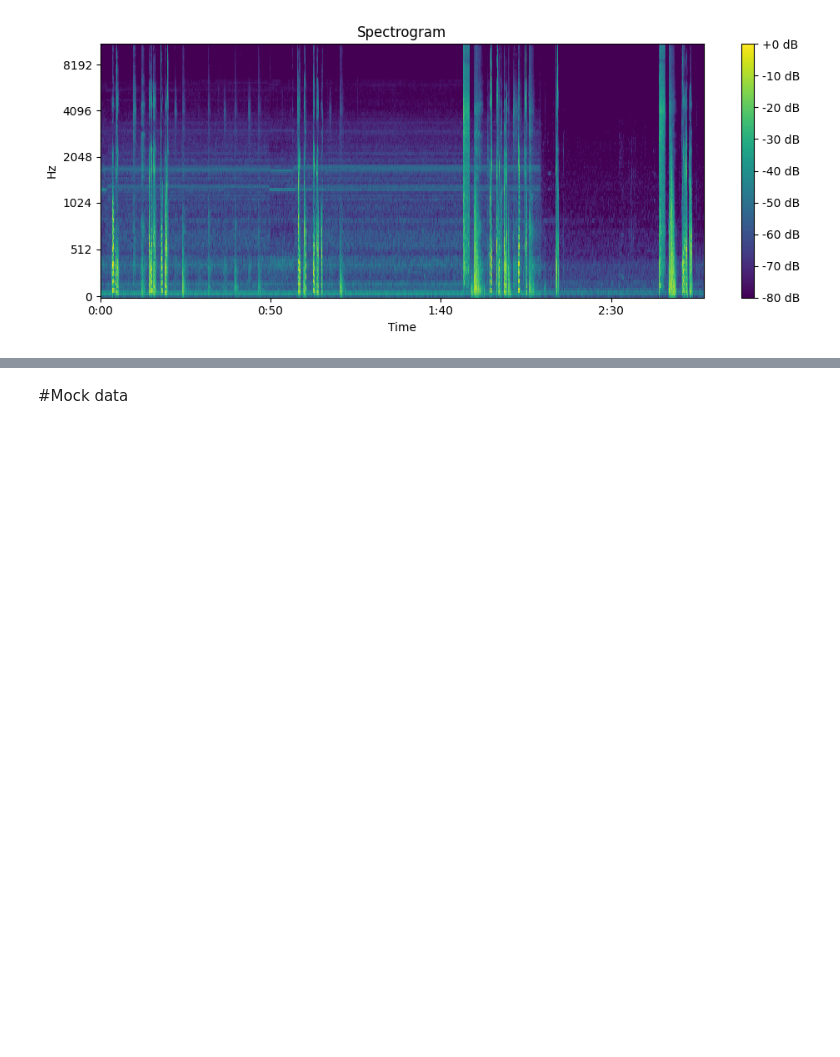
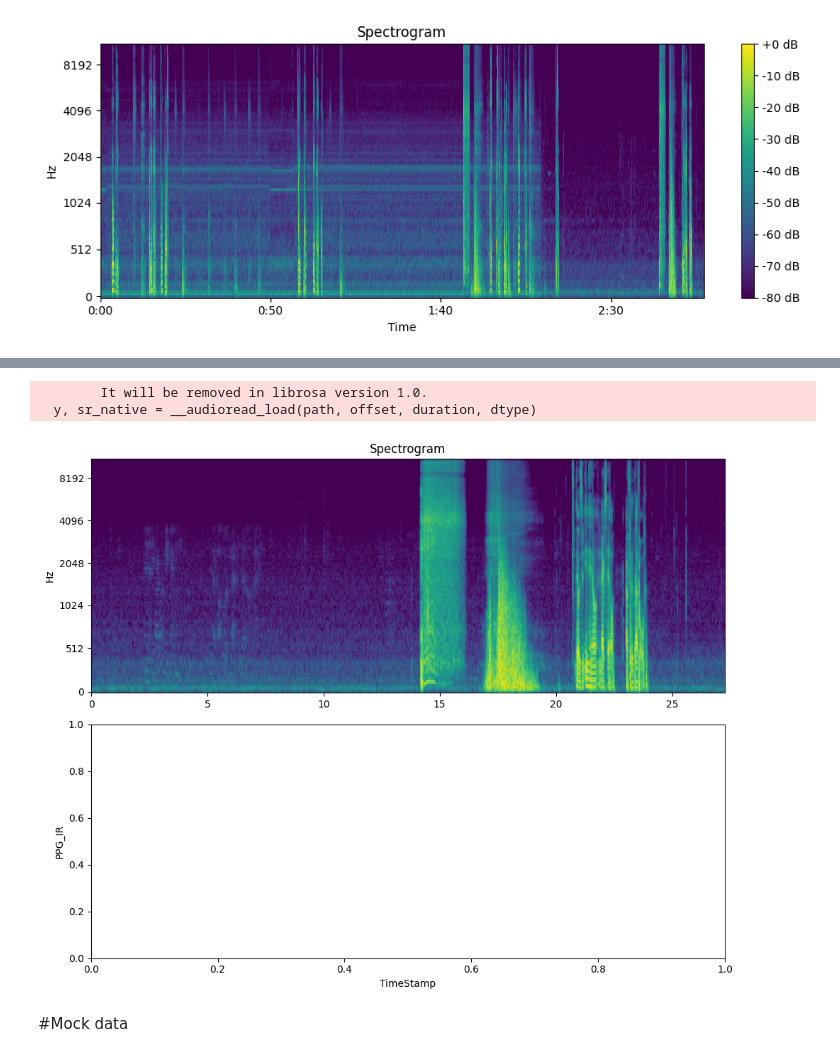
Before and after one commit to travelmail26/projectsleep, a Jupyter notebook: Muse_Processing.ipynb, the cells around one changed output, grey strips where cells are left out. Cells and saved outputs as stored; diff of their text form; code cells hidden in the pictures; blank space fills up the shorter version.

Commit message:
added visualization

```diff
--- a/Muse_Processing.ipynb
+++ b/Muse_Processing.ipynb
@@ -1175,7 +1185,7 @@ start_time = start_min * 60 + start_sec
 stop_time = stop_min * 60 + stop_sec
 
 # Load the entire audio file
-audio_path = '/content/245 Varet St 3_1254am.m4a'
+audio_path = '/content/breathing_example.m4a'
 audio_full, sr = librosa.load(audio_path)
 
 # Slice the audio array to keep only the time window of interest
@@ -1184,36 +1194,41 @@ audio = audio_full[start_time*sr:stop_time*sr]
 # Compute the spectrogram
 spectrogram = librosa.feature.melspectrogram(y=audio, sr=sr)
 
 # Convert to dB scale
 spectrogram_db = librosa.power_to_db(spectrogram, ref=np.max)
 
 # Set the start time of the audio file
 audio_start_time = datetime.strptime("12:54:00", "%H:%M:%S")
 
-# Load PPG data
-df = pd.read_csv('ppg_data.csv')
+
+#new dataframe
+dfs = df
 
 # Convert 'TimeStamp' column to datetime
-df['TimeStamp'] = pd.to_datetime(df['TimeStamp'])
+dfs['TimeStamp'] = pd.to_datetime(df['TimeStamp'])
 
 # Filter PPG data for the time window of interest
 df = df[(df['TimeStamp'] >= audio_start_time + timedelta(seconds=start_time)) &
         (df['TimeStamp'] < audio_start_time + timedelta(seconds=stop_time))]
 
 # Create two subplots: one for the spectrogram, one for the PPG data
 fig, ax = plt.subplots(2, 1, figsize=(10, 8))
 
 # Plot the spectrogram
 librosa.display.specshow(spectrogram_db, sr=sr, x_axis='time', y_axis='mel', cmap='viridis', ax=ax[0])
 ax[0].set_title('Spectrogram')
 ax[0].set_xlabel(None)  # Remove x-label
 
 # Plot the PPG data
 sns.lineplot(data=df, x='TimeStamp', y="PPG_IR", ax=ax[1])
 ax[1].set(xlabel='TimeStamp', ylabel='PPG_IR')
 
 plt.tight_layout()
 plt.show()
+# %% [output]
+        It will be removed in librosa version 1.0.
+  y, sr_native = __audioread_load(path, offset, duration, dtype)
+[figure, added]
 # %% [markdown]
 #Mock data
 # %%
```
Also changed, not shown: parts of 2 cells of this notebook.
